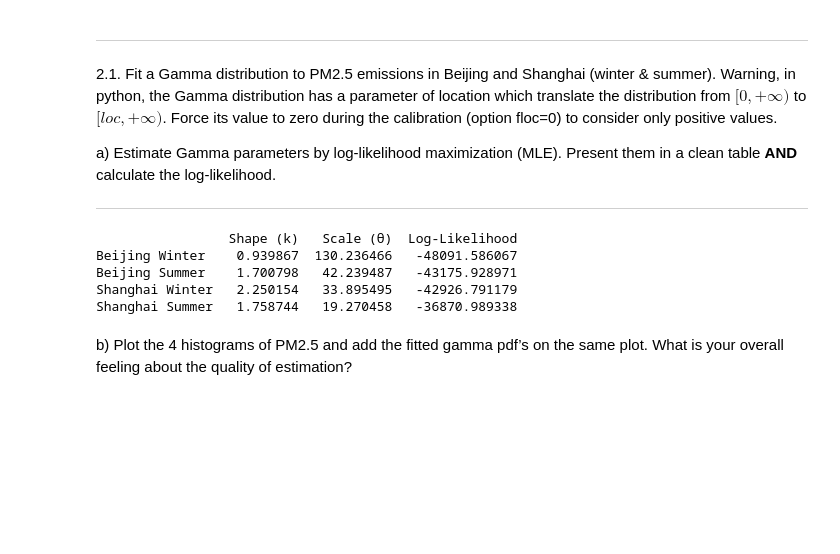
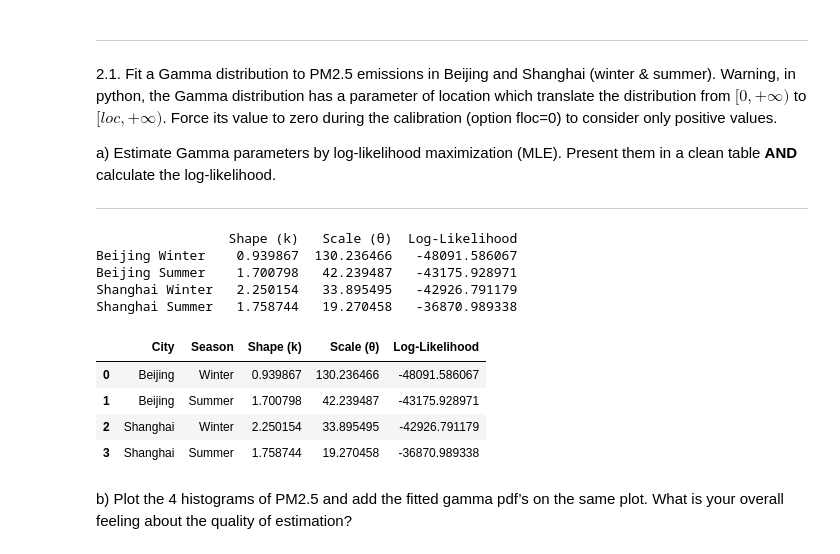
Before and after one commit to Gdecu/Hackaton, a Jupyter notebook: Hackaton 1/Hackathon 1.ipynb, the cells around one changed output. Saved outputs shown, nothing was run; the diff lists cells and outputs as text; code cells hidden in the pictures; blank space fills up the shorter version.

```diff
--- a/Hackaton 1/Hackathon 1.ipynb
+++ b/Hackaton 1/Hackathon 1.ipynb
@@ -250,29 +250,79 @@ a) Estimate Gamma parameters by log-likelihood maximization (MLE). Present them
 # %%
 # Function to fit Gamma distribution with loc=0
 def fit_gamma(data):
     # Fit Gamma with fixed loc=0
     shape, loc, scale = stats.gamma.fit(data, floc=0)
     log_likelihood = np.sum(stats.gamma.logpdf(data, a=shape, loc=loc, scale=scale))
     return shape, scale, log_likelihood
 
 # Fit Gamma distributions
 gamma_params = {
     'Beijing Winter': fit_gamma(winter_beijing),
     'Beijing Summer': fit_gamma(summer_beijing),
     'Shanghai Winter': fit_gamma(winter_shanghai),
     'Shanghai Summer': fit_gamma(summer_shanghai)
 }
 
 # Create a DataFrame to display the results
 gamma_df = pd.DataFrame(gamma_params, index=['Shape (k)', 'Scale (θ)', 'Log-Likelihood']).T
 
 # Display the table
 print(gamma_df)
+
+from scipy import stats
+import numpy as np
+
+# Filter data for Beijing (PM_US Post) and Shanghai (PM_Dongsihuan)
+# during winter (season 1) and summer (season 3)
+
+# Define the seasons for filtering: 1 - Winter (Dec, Jan, Feb), 3 - Summer (Jun, Jul, Aug)
+beijing_winter = winter_beijing
+beijing_summer = summer_beijing
+shanghai_winter = winter_shanghai
+shanghai_summer = summer_shanghai
+
+# We only keep positive PM2.5 values, as Gamma distribution is defined on (0, ∞)
+beijing_winter = beijing_winter[beijing_winter > 0]
+beijing_summer = beijing_summer[beijing_summer > 0]
+shanghai_winter = shanghai_winter[shanghai_winter > 0]
+shanghai_summer = shanghai_summer[shanghai_summer > 0]
+
+# Function to fit gamma distribution and calculate MLE and log-likelihood
+def fit_gamma_distribution(data):
+    # Fit gamma distribution to data with floc=0 (location forced to zero)
+    params = stats.gamma.fit(data, floc=0)
+    # Calculate log-likelihood
+    log_likelihood = np.sum(stats.gamma.logpdf(data, *params))
+    return params, log_likelihood
+
+# Fit the Gamma distribution for each case
+beijing_winter_params, beijing_winter_ll = fit_gamma_distribution(beijing_winter)
+beijing_summer_params, beijing_summer_ll = fit_gamma_distribution(beijing_summer)
+shanghai_winter_params, shanghai_winter_ll = fit_gamma_distribution(shanghai_winter)
+shanghai_summer_params, shanghai_summer_ll = fit_gamma_distribution(shanghai_summer)
+
+# Compile results into a clean table format
+results = {
+    'City': ['Beijing', 'Beijing', 'Shanghai', 'Shanghai'],
+    'Season': ['Winter', 'Summer', 'Winter', 'Summer'],
+    'Shape (k)': [beijing_winter_params[0], beijing_summer_params[0], shanghai_winter_params[0], shanghai_summer_params[0]],
+    'Scale (θ)': [beijing_winter_params[2], beijing_summer_params[2], shanghai_winter_params[2], shanghai_summer_params[2]],
+    'Log-Likelihood': [beijing_winter_ll, beijing_summer_ll, shanghai_winter_ll, shanghai_summer_ll]
+}
+
+# Convert results to a DataFrame for better presentation
+results_df = pd.DataFrame(results)
+results_df
 # %% [output]
                  Shape (k)   Scale (θ)  Log-Likelihood
 Beijing Winter    0.939867  130.236466   -48091.586067
 Beijing Summer    1.700798   42.239487   -43175.928971
 Shanghai Winter   2.250154   33.895495   -42926.791179
 Shanghai Summer   1.758744   19.270458   -36870.989338
+|  | City | Season | Shape (k) | Scale (θ) | Log-Likelihood |
+| 0 | Beijing | Winter | 0.939867 | 130.236466 | -48091.586067 |
+| 1 | Beijing | Summer | 1.700798 | 42.239487 | -43175.928971 |
+| 2 | Shanghai | Winter | 2.250154 | 33.895495 | -42926.791179 |
+| 3 | Shanghai | Summer | 1.758744 | 19.270458 | -36870.989338 |
 # %% [markdown]
 b) Plot the 4 histograms of PM2.5 and add the fitted gamma pdf’s on the same plot. What is your overall feeling about the quality of estimation?
```
Also changed, not shown: parts of 7 cells of this notebook.
